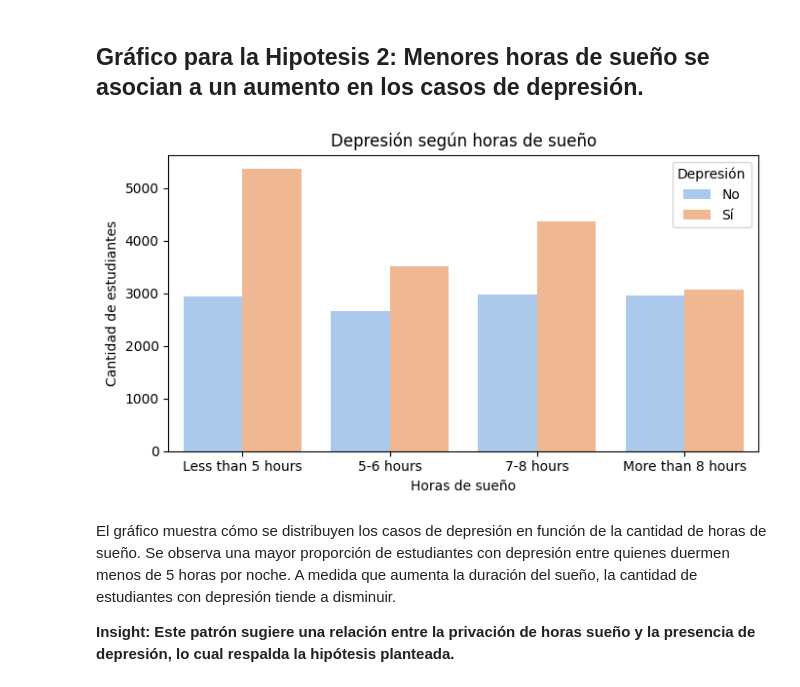
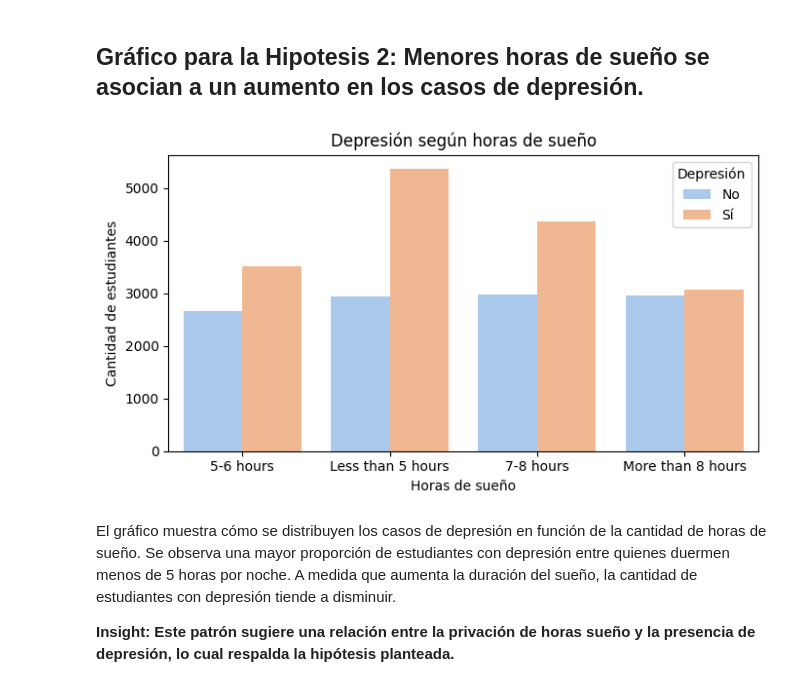
Before and after one commit to FlorMauves/ProyectoData2-StudentDepression-FlorenciaMauvesinTogel, a Jupyter notebook: ProyectoData2_StudenDepression_FlorenciaMauvesinTogel_ipynb.ipynb, the cells around one changed output. Drawn from its saved outputs; the diff is of its cells as text; code cells hidden in the pictures.

```diff
--- a/ProyectoData2_StudenDepression_FlorenciaMauvesinTogel_ipynb.ipynb
+++ b/ProyectoData2_StudenDepression_FlorenciaMauvesinTogel_ipynb.ipynb
@@ -45,7 +45,7 @@ import seaborn as sns
 # Carga del dataset
 # %%
 # Cargar el dataset desde GitHub
-url = "https://raw.githubusercontent.com/FlorMauves/ProyectoDS_StudentDepression_MauvesinTogel/refs/heads/main/student_depression_dataset.csv"
+url = "https://raw.githubusercontent.com/FlorMauves/ProyectoData2-StudentDepression-FlorenciaMauvesinTogel/refs/heads/main/student_depression_dataset.csv"
 df = pd.read_csv(url)
 # %% [markdown]
 Descripciones de los Campos
@@ -753,8 +753,5 @@ Valores únicos en 'Depression': [1 0]
 Valores únicos en 'Financial Stress': ['1.0' '2.0' '5.0' '3.0' '4.0']
 Valores únicos en 'Academic Pressure': [5 2 3 4 1 0]
 # %%
-# Filtrar valores invalidos en "Academic Pressure"
-df = df[df['Academic Pressure'] != 0]
-
-# convertir "Financial Stress" de texto a int64
-df["Financial Stress"] = pd.to_numeric(df["Financial Stress"], errors="coerce").astype("Int64")
+# Convertir Financial Stress de texto a int64
+df.loc[:, 'Financial Stress'] = pd.to_numeric(df['Financial Stress'], errors='coerce').astype('Int64')
@@ -807,26 +807,21 @@ Similar al anterior, este gráfico muestra cómo se distribuyen los casos de dep
 # %% [markdown]
 ## Gráfico para la Hipotesis 2: Menores horas de sueño se asocian a un aumento en los casos de depresión.
 # %%
-# Define the desired order for the x-axis
-sleep_order = ['Less than 5 hours', '5-6 hours', '7-8 hours', 'More than 8 hours']
-
 # Barras agrupadas - Horas de sueño vs Depresion
 plt.figure(figsize=(7, 4))
 sns.countplot(
     data=df,
     x="Sleep Duration",
     hue="Depression",
-    order=sleep_order,
-    palette="pastel"
-)
+    palette="pastel")
 plt.title("Depresión según horas de sueño")
 plt.xlabel("Horas de sueño")
 plt.ylabel("Cantidad de estudiantes")
 plt.legend(title="Depresión", labels=["No", "Sí"])
 plt.tight_layout()
 plt.show()
 # %% [output]
-[figure, old version]
+[figure, new version]
 # %% [markdown]
 El gráfico muestra cómo se distribuyen los casos de depresión en función de la cantidad de horas de sueño. Se observa una mayor proporción de estudiantes con depresión entre quienes duermen menos de 5 horas por noche. A medida que aumenta la duración del sueño, la cantidad de estudiantes con depresión tiende a disminuir.
 
```
Also changed, not shown: parts of 43 cells of this notebook.
